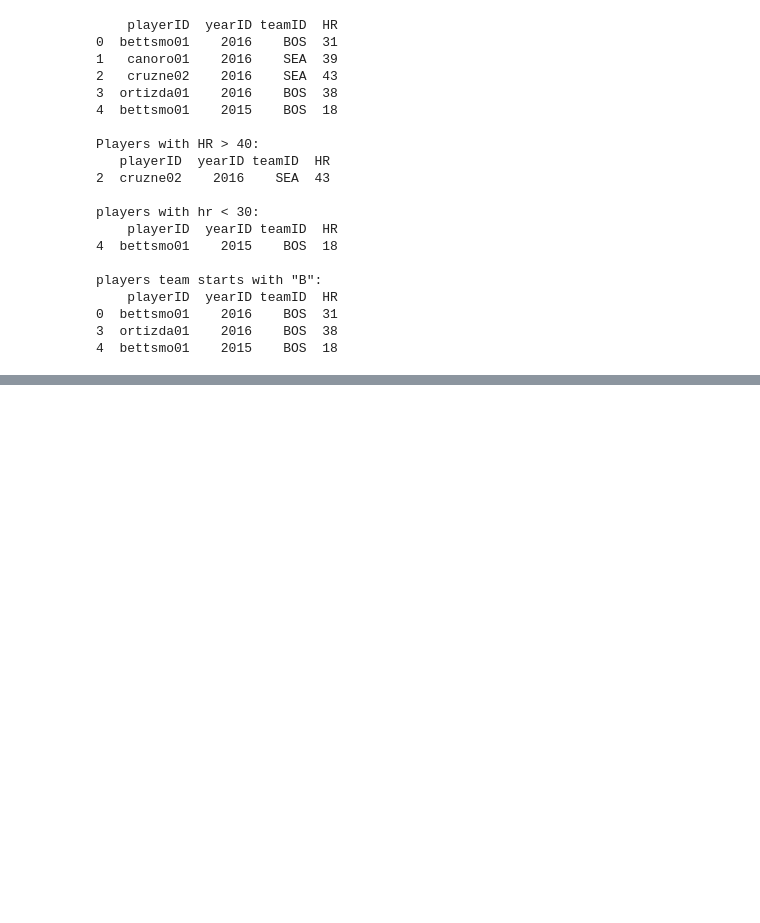
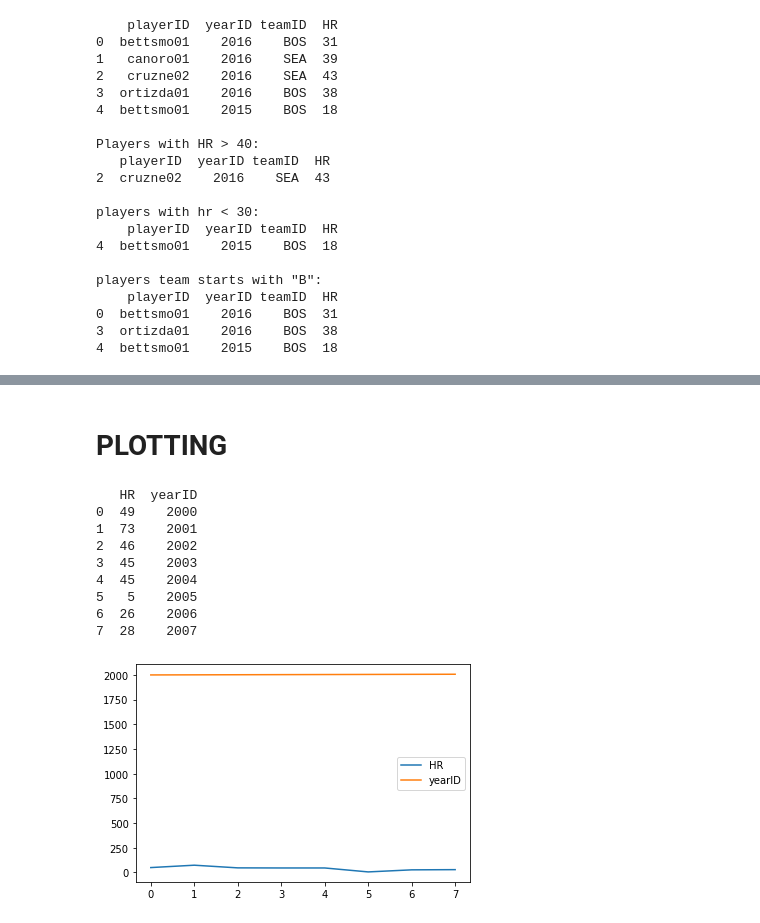
Before and after one commit to mohamedamine456/educative_machine_learning_for_SE, a Jupyter notebook: DataAnalysisWithPandas.ipynb, the cells around one changed output, grey strips where cells are left out. Cells and saved outputs as stored; diff of their text form; code cells hidden in the pictures; blank space fills up the shorter version.

Commit message:
sorting metrics plotting

```diff
--- a/DataAnalysisWithPandas.ipynb
+++ b/DataAnalysisWithPandas.ipynb
@@ -880,0 +1082,22 @@ players team starts with "B":
+# %% [markdown]
+# **PLOTTING**
+# %%
+# import pyplot see the top
+df = pd.DataFrame({
+    'HR': [49, 73, 46, 45, 45, 5, 26, 28],
+    'yearID': [2000, 2001, 2002, 2003, 2004, 2005, 2006, 2007]})
+print('{}\n'.format(df))
+
+df.plot()
+plt.show()
+# %% [output]
+   HR  yearID
+0  49    2000
+1  73    2001
+2  46    2002
+3  45    2003
+4  45    2004
+5   5    2005
+6  26    2006
+7  28    2007
+[figure, added]
```
Also changed, not shown: parts of 15 cells of this notebook.
